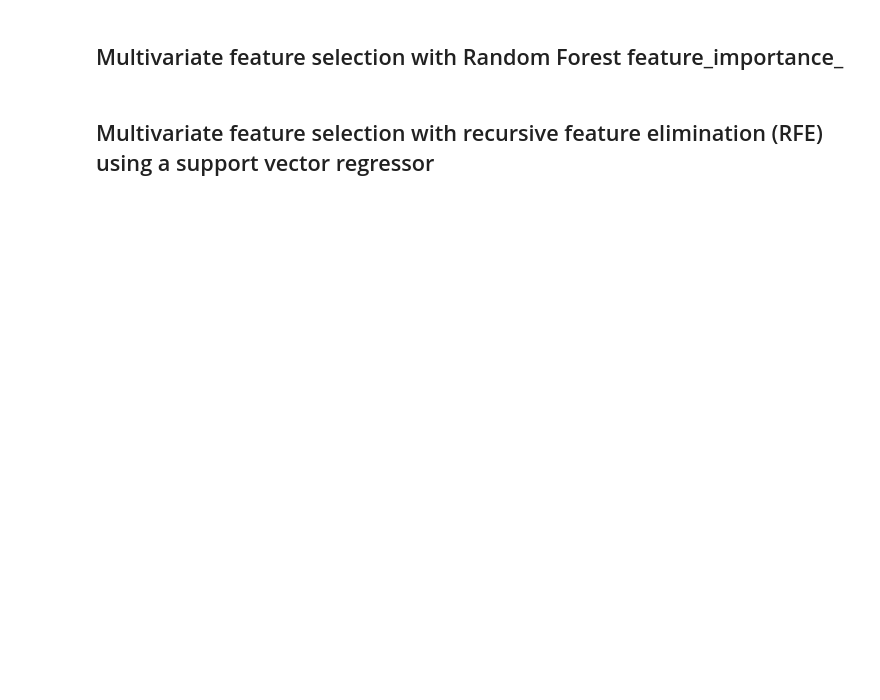
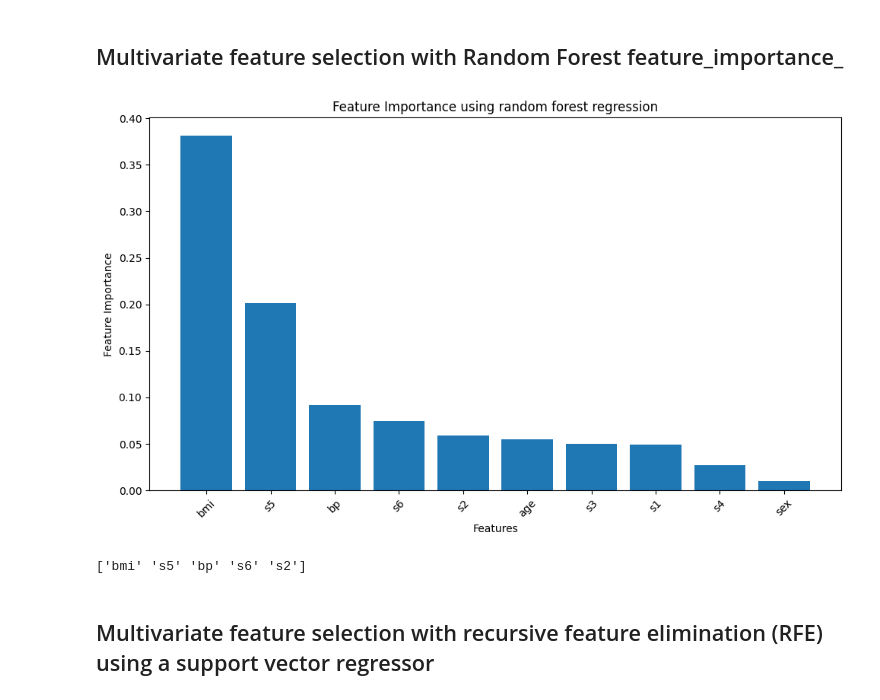
Before and after one commit to DataScienceAndEngineering/hw4p6-Arden-Zhu, a Jupyter notebook: dsei2100s26hw4p6-feature-selection.ipynb, the cells around one changed output. Drawn from its saved outputs; the diff is of its cells as text; code cells hidden in the pictures; blank space fills up the shorter version.

```diff
--- a/dsei2100s26hw4p6-feature-selection.ipynb
+++ b/dsei2100s26hw4p6-feature-selection.ipynb
@@ -90,9 +201,28 @@ A Here:
 # %%
 # Use random forest feature_importance_ to get the feature importance, sort by the absolute value
 # but show the signed value on y and label on x by variable name
 # Should be a bar graph
+rf = RandomForestRegressor(n_estimators=50, random_state=SEED )
+rf.fit(X_train, y_train)
+
+sorted_idx = np.argsort(np.abs(rf.feature_importances_))[::-1]
+sorted_value = rf.feature_importances_[sorted_idx]
+
+plt.figure(figsize=(10, 6))
+plt.bar(x = range(len(rf.feature_importances_)), height = sorted_value)
+plt.xticks(range(len(rf.feature_importances_)), np.array(data.feature_names)[sorted_idx], rotation=45)
+plt.xlabel('Features')
+plt.ylabel('Feature Importance')
+plt.title('Feature Importance using random forest regression')
+plt.tight_layout()
+plt.show()
+# %% [output]
+[figure, added]
 # %%
 # What are the top 5 features according to random forest feature_importance_?
+print(np.array(data.feature_names)[sorted_idx][:5])
+# %% [output]
+['bmi' 's5' 'bp' 's6' 's2']
 # %% [markdown]
 ## Multivariate feature selection with recursive feature elimination (RFE) using a support vector regressor
 # %%
```
Also changed, not shown: parts of 17 cells of this notebook.
